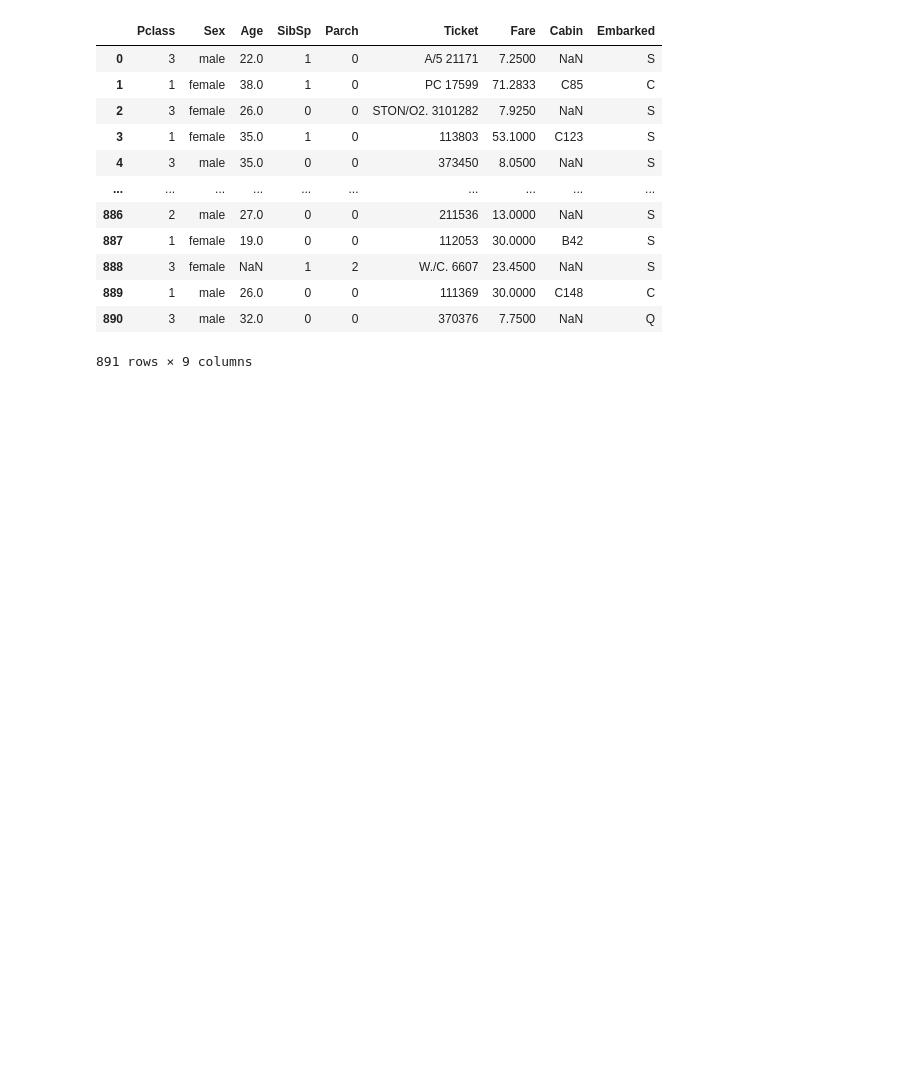
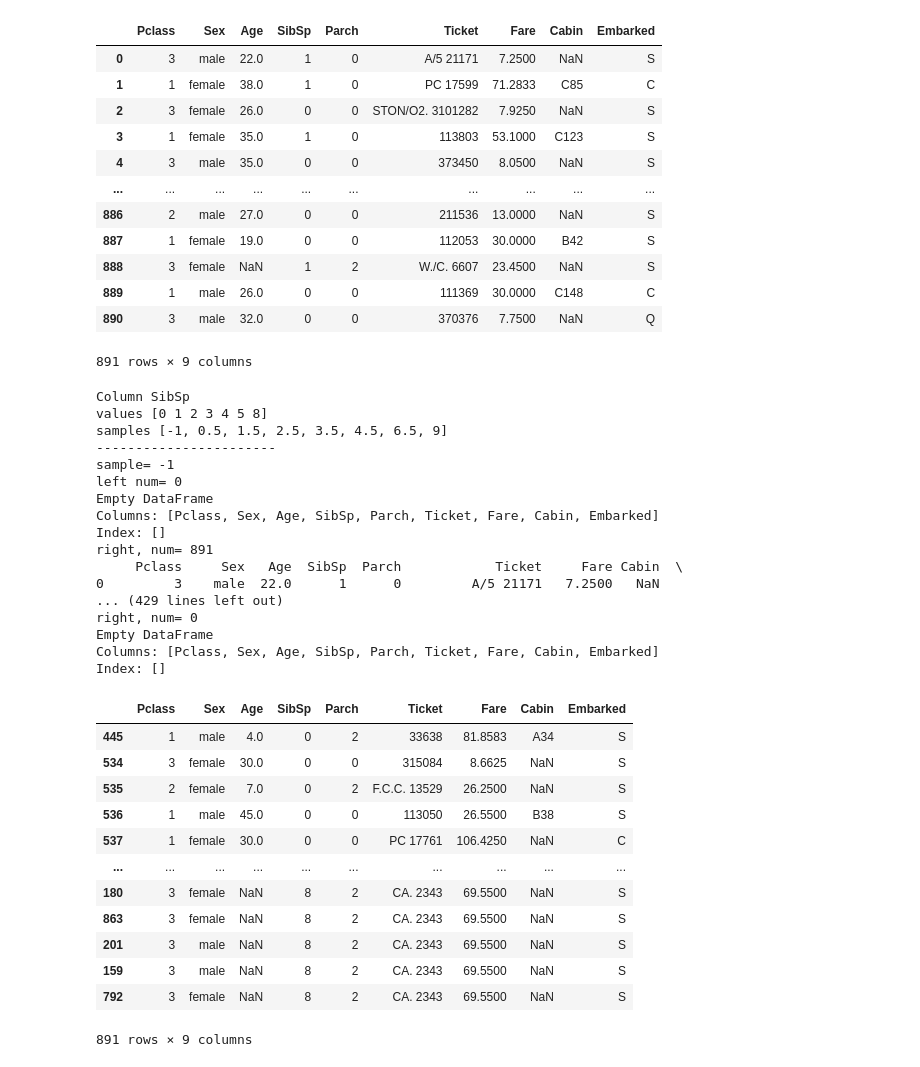
Before and after one commit to ArthurWuTW/kaggle-machine-learning, a Jupyter notebook: decision-tree-related.ipynb, the cells around one changed output. Drawn from its saved outputs; the diff is of its cells as text; code cells hidden in the pictures; blank space fills up the shorter version.

Commit message:
add get_thresholds

```diff
--- a/decision-tree-related.ipynb
+++ b/decision-tree-related.ipynb
@@ -57,3 +57,60 @@ train_x
 | 889 | 1 | male | 26.0 | 0 | 0 | 111369 | 30.0000 | C148 | C |
 | 890 | 3 | male | 32.0 | 0 | 0 | 370376 | 7.7500 | NaN | Q |
 891 rows × 9 columns
+# %%
+def get_thresholds(index, dataset):
+    # sorted data by index-th column
+    column = dataset.columns[index]
+    sorted_dataset = dataset.sort_values(by=[column], ascending=True)
+    print("Column", column)
+    values = sorted_dataset[column].drop_duplicates().to_numpy()
+    print("values", values)
+    samples = []
+    for i in range(len(values)+1):
+        if(i==0):
+            samples.append(values[i]-1)
+        elif(i==len(values)):
+            samples.append(values[i-1]+1)
+        else:
+            samples.append((values[i]+values[i-1])/2)
+    print("samples",samples)
+    for sample in samples:
+        print("-----------------------")
+        print("sample=", sample)
+        left = dataset[dataset[column] < sample]
+        right = dataset[dataset[column] > sample]
+        print("left num=", len(left));print(left);print("right, num=", len(right));print(right);
+    return sorted_dataset
+# %%
+get_thresholds(3, train_x)
+# %% [output]
+Column SibSp
+values [0 1 2 3 4 5 8]
+samples [-1, 0.5, 1.5, 2.5, 3.5, 4.5, 6.5, 9]
+-----------------------
+sample= -1
+left num= 0
+Empty DataFrame
+Columns: [Pclass, Sex, Age, SibSp, Parch, Ticket, Fare, Cabin, Embarked]
+Index: []
+right, num= 891
+     Pclass     Sex   Age  SibSp  Parch            Ticket     Fare Cabin  \
+0         3    male  22.0      1      0         A/5 21171   7.2500   NaN
+... (429 lines left out)
+right, num= 0
+Empty DataFrame
+Columns: [Pclass, Sex, Age, SibSp, Parch, Ticket, Fare, Cabin, Embarked]
+Index: []
+|  | Pclass | Sex | Age | SibSp | Parch | Ticket | Fare | Cabin | Embarked |
+| 445 | 1 | male | 4.0 | 0 | 2 | 33638 | 81.8583 | A34 | S |
+| 534 | 3 | female | 30.0 | 0 | 0 | 315084 | 8.6625 | NaN | S |
+| 535 | 2 | female | 7.0 | 0 | 2 | F.C.C. 13529 | 26.2500 | NaN | S |
+| 536 | 1 | male | 45.0 | 0 | 0 | 113050 | 26.5500 | B38 | S |
+| 537 | 1 | female | 30.0 | 0 | 0 | PC 17761 | 106.4250 | NaN | C |
+| ... | ... | ... | ... | ... | ... | ... | ... | ... | ... |
+| 180 | 3 | female | NaN | 8 | 2 | CA. 2343 | 69.5500 | NaN | S |
+| 863 | 3 | female | NaN | 8 | 2 | CA. 2343 | 69.5500 | NaN | S |
+| 201 | 3 | male | NaN | 8 | 2 | CA. 2343 | 69.5500 | NaN | S |
+| 159 | 3 | male | NaN | 8 | 2 | CA. 2343 | 69.5500 | NaN | S |
+| 792 | 3 | female | NaN | 8 | 2 | CA. 2343 | 69.5500 | NaN | S |
+891 rows × 9 columns
```
